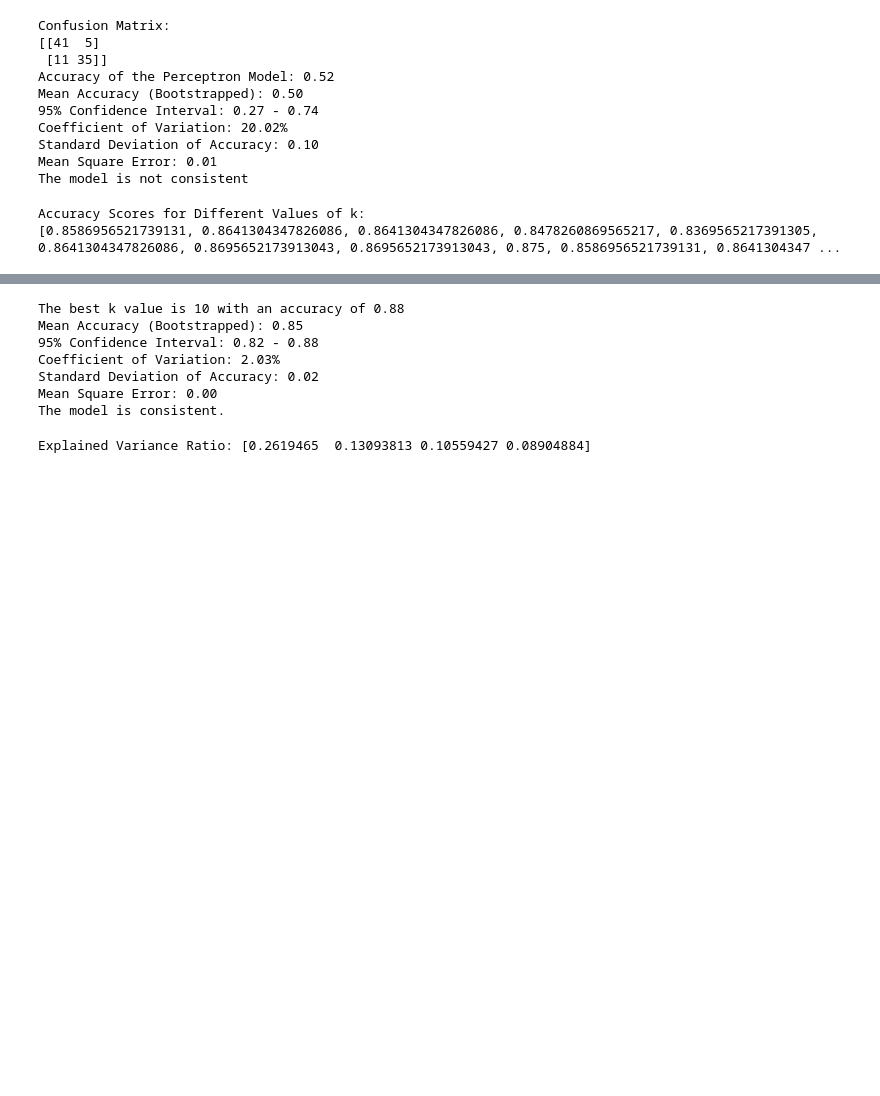
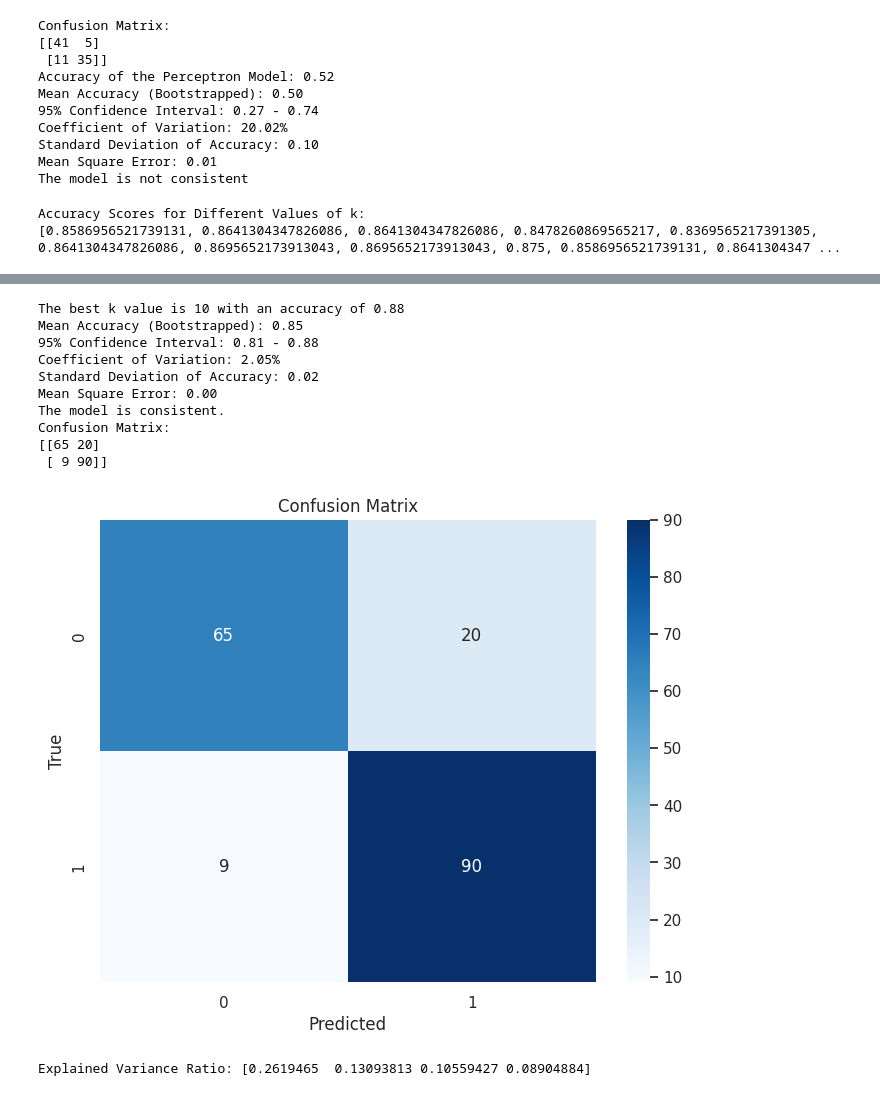
Before and after one commit to Ruthuja-Gaikwad/2203a52117, a Jupyter notebook: capston_project(statml).ipynb, the cells around one changed output, grey strips where cells are left out. Cells and saved outputs as stored; diff of their text form; code cells hidden in the pictures; blank space fills up the shorter version.

```diff
--- a/capston_project(statml).ipynb
+++ b/capston_project(statml).ipynb
@@ -436,35 +436,48 @@ for _ in range(num_bootstrap_samples):
     x_bootstrap = X_train[bootstrap_indices]
     y_bootstrap = y_train.iloc[bootstrap_indices]
     knn = KNeighborsClassifier(n_neighbors=best_k, n_jobs=-1)
     knn.fit(x_bootstrap, y_bootstrap)
     y_pred_bootstrap = knn.predict(X_test)
     accuracy_bootstrap = accuracy_score(y_test, y_pred_bootstrap)
     accuracies.append(accuracy_bootstrap)
 mean_accuracy = np.mean(accuracies)
 confidence_interval = np.percentile(accuracies, [2.5, 97.5])
 print(f"Mean Accuracy (Bootstrapped): {mean_accuracy:.2f}")
 print(f"95% Confidence Interval: {confidence_interval[0]:.2f} - {confidence_interval[1]:.2f}")
 coefficient_of_variation = (np.std(accuracies) / mean_accuracy) * 100
 print(f"Coefficient of Variation: {coefficient_of_variation:.2f}%")
 std_accuracy = np.std(accuracies)
 print(f"Standard Deviation of Accuracy: {std_accuracy:.2f}")
 mse = np.mean((accuracies - mean_accuracy) ** 2)
 print(f"Mean Square Error: {mse:.2f}")
 if std_accuracy < 0.02 and coefficient_of_variation < 5:
     print("The model is consistent.")
 else:
     print("The model is not consistent.")
+cm = confusion_matrix(y_test, y_pred)
+print("Confusion Matrix:")
+print(cm)
+plt.figure(figsize=(8, 6))
+sns.heatmap(cm, annot=True, fmt='d', cmap='Blues', xticklabels=['0', '1'], yticklabels=['0', '1'])
+plt.xlabel('Predicted')
+plt.ylabel('True')
+plt.title('Confusion Matrix')
+plt.show()
 # %% [output]
 Accuracy Scores for Different Values of k:
 [0.8586956521739131, 0.8641304347826086, 0.8641304347826086, 0.8478260869565217, 0.8369565217391305, 0.8641304347826086, 0.8695652173913043, 0.8695652173913043, 0.875, 0.8586956521739131, 0.8641304347 ...
 [figure]
 The best k value is 10 with an accuracy of 0.88
 Mean Accuracy (Bootstrapped): 0.85
-95% Confidence Interval: 0.82 - 0.88
-Coefficient of Variation: 2.03%
+95% Confidence Interval: 0.81 - 0.88
+Coefficient of Variation: 2.05%
 Standard Deviation of Accuracy: 0.02
 Mean Square Error: 0.00
 The model is consistent.
+Confusion Matrix:
+[[65 20]
+ [ 9 90]]
+[figure, added]
 # %%
 #pca
 import numpy as np
```
Also changed, not shown: parts of 1 cell of this notebook.
